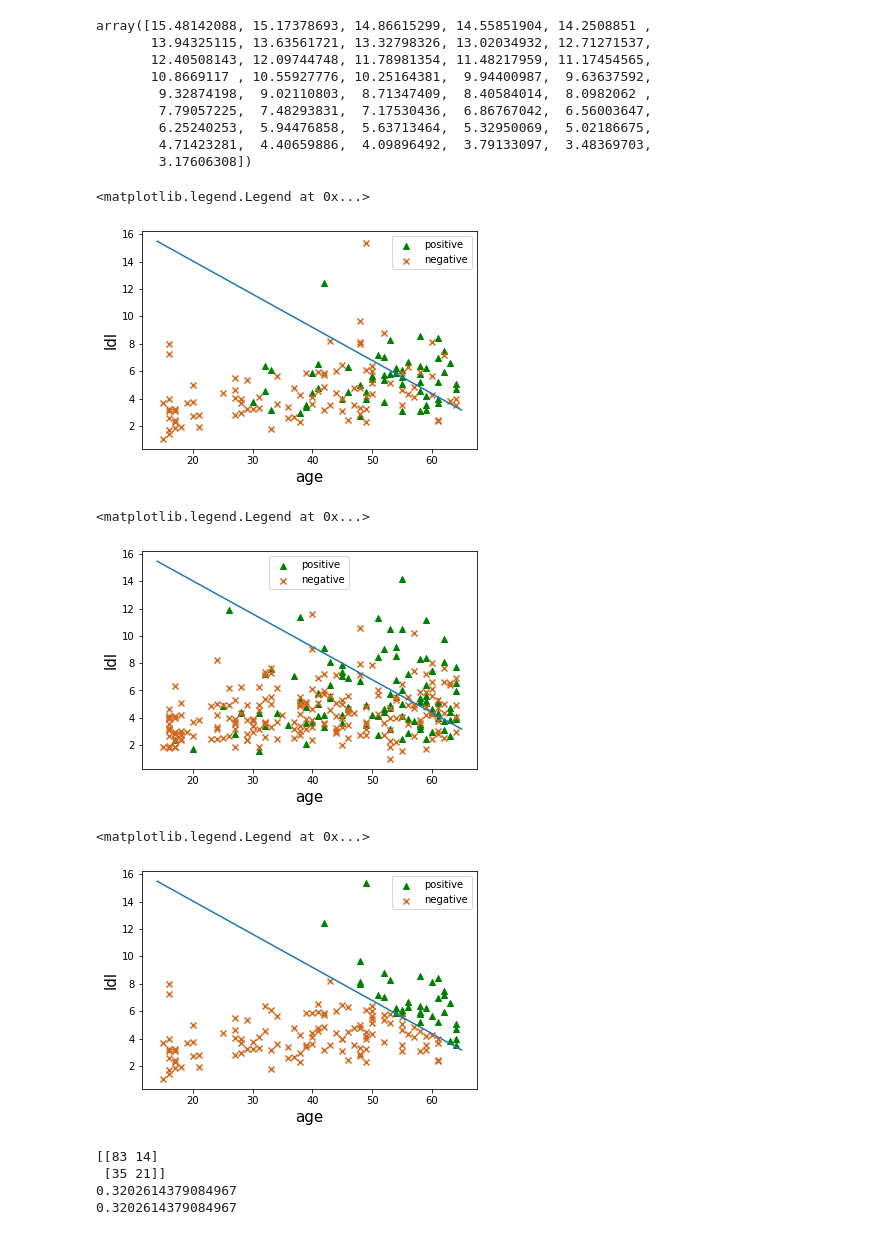
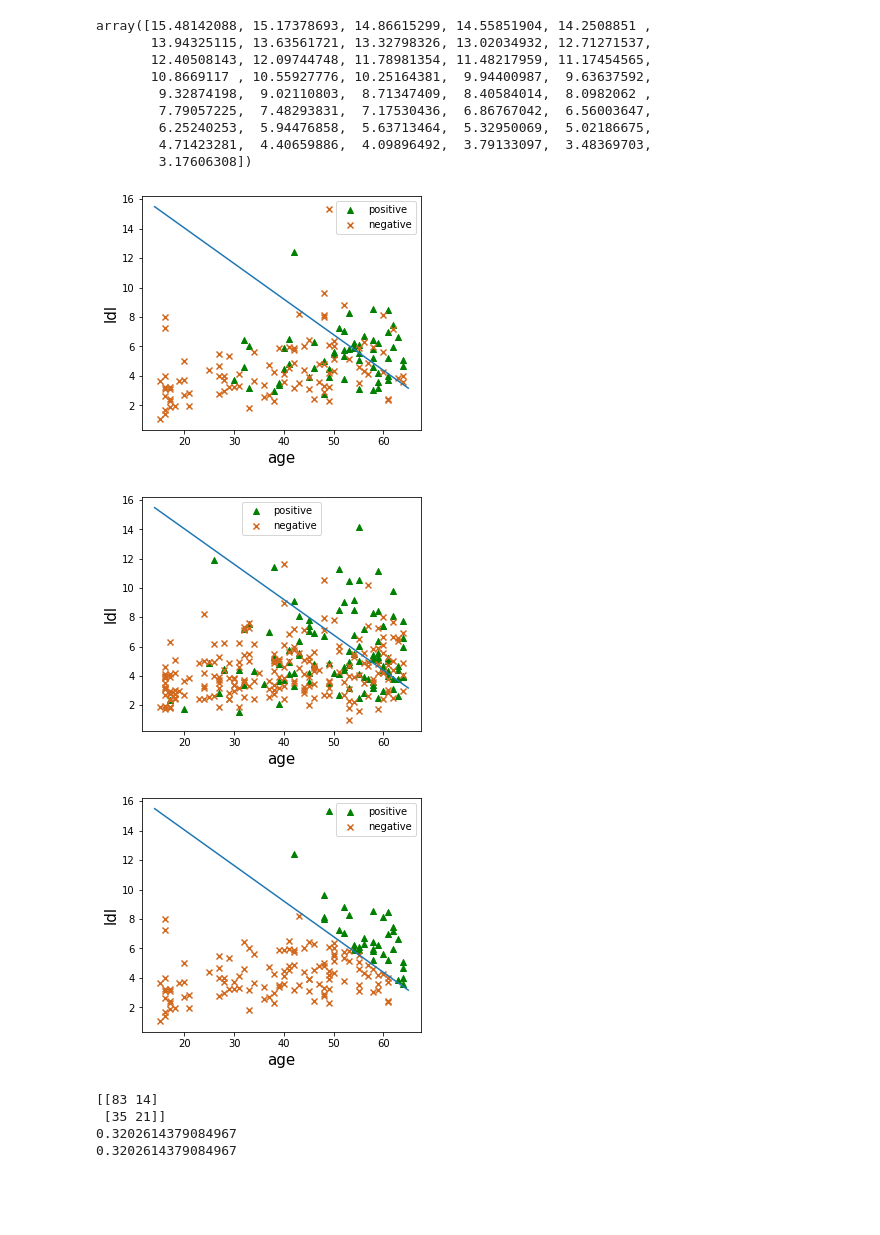
Before and after one commit to evidentiallab/Lunde_Chen_NN_Belief_Reproduction, a Jupyter notebook: NNBeliefWithSklearn.ipynb, the cells around one changed output. Cells and saved outputs as stored; diff of their text form; code cells hidden in the pictures; blank space fills up the shorter version.

```diff
--- a/NNBeliefWithSklearn.ipynb
+++ b/NNBeliefWithSklearn.ipynb
@@ -183,14 +183,14 @@ array([15.48142088, 15.17378693, 14.86615299, 14.55851904, 14.2508851 ,
 # %%
 fig, ax = plt.subplots()
 ax.scatter(Xa_test[ya_test==1]["age"],Xa_test[ya_test==1]["ldl"],marker='^',label='positive', color='green')
 ax.scatter(Xa_test[ya_test==0]["age"],Xa_test[ya_test==0]["ldl"],marker='x',label='negative', color='chocolate')
 plt.plot(_xa, _ya)
 ax.set_xlabel('age', fontsize=15)
 ax.set_ylabel('ldl', fontsize=15)
 ax.legend()
+fig.set_size_inches(5, 4.3)
 # %% [output]
-<matplotlib.legend.Legend at 0x...>
-[figure, old version]
+[figure, new version]
 # %%
 fig, ax = plt.subplots()
 ax.scatter(Xa_train[ya_train==1]["age"],Xa_train[ya_train==1]["ldl"],marker='^',label='positive', color='green')
@@ -199,9 +199,9 @@ plt.plot(_xa, _ya)
 ax.set_xlabel('age', fontsize=15)
 ax.set_ylabel('ldl', fontsize=15)
 ax.legend()
+fig.set_size_inches(5, 4.3)
 # %% [output]
-<matplotlib.legend.Legend at 0x...>
-[figure, old version]
+[figure, new version]
 # %%
 fig, ax = plt.subplots()
 ax.scatter(Xa_test[ya_pred==1]["age"],Xa_test[ya_pred==1]["ldl"],marker='^',label='positive', color='green')
@@ -210,9 +210,9 @@ plt.plot(_xa, _ya)
 ax.set_xlabel('age', fontsize=15)
 ax.set_ylabel('ldl', fontsize=15)
 ax.legend()
+fig.set_size_inches(5, 4.3)
 # %% [output]
-<matplotlib.legend.Legend at 0x...>
-[figure, old version]
+[figure, new version]
 # %%
 perfa = sklearn.metrics.confusion_matrix(ya_test, ya_pred)
 print(perfa)
```
Also changed, not shown: parts of 9 cells of this notebook, 1 other file.
